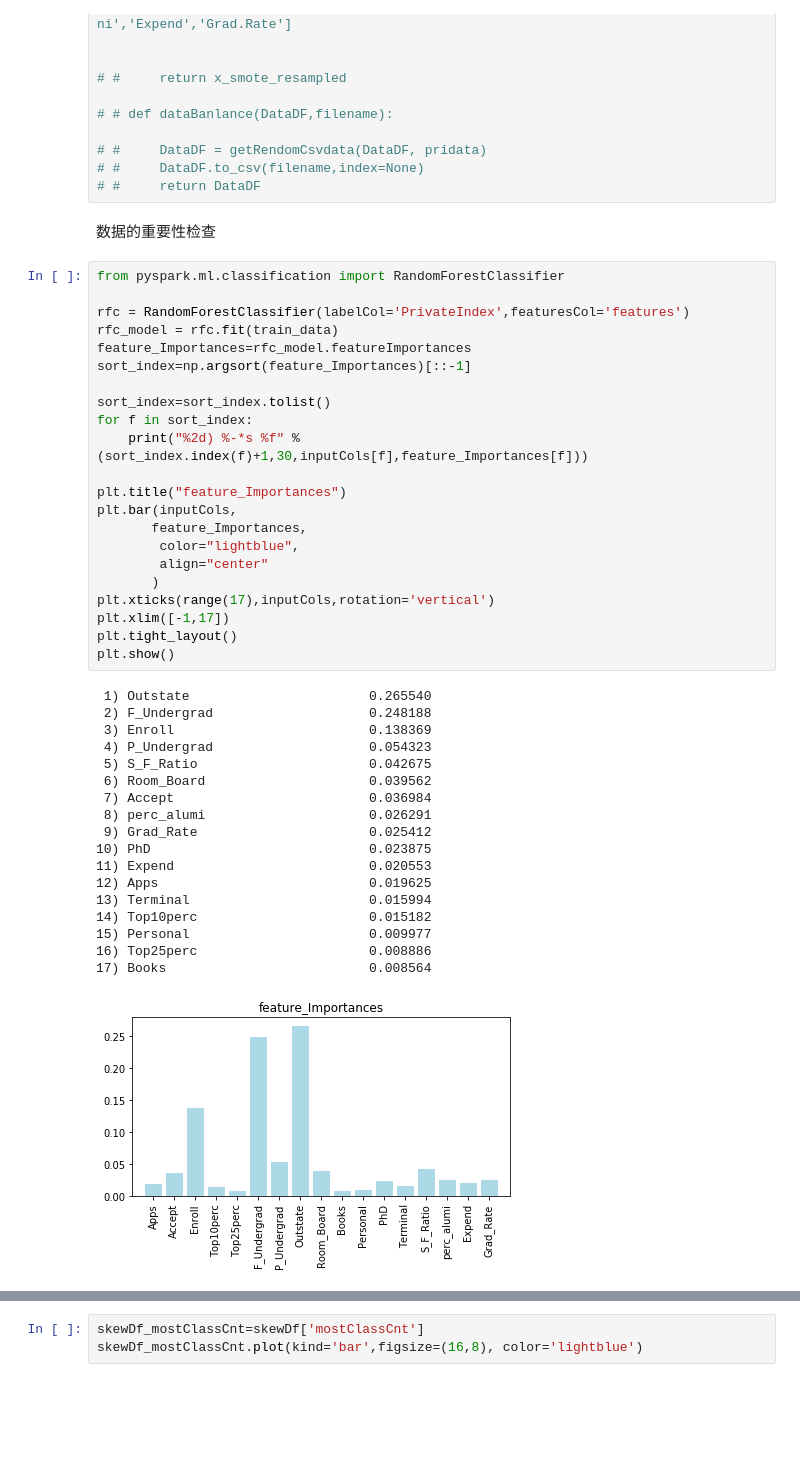
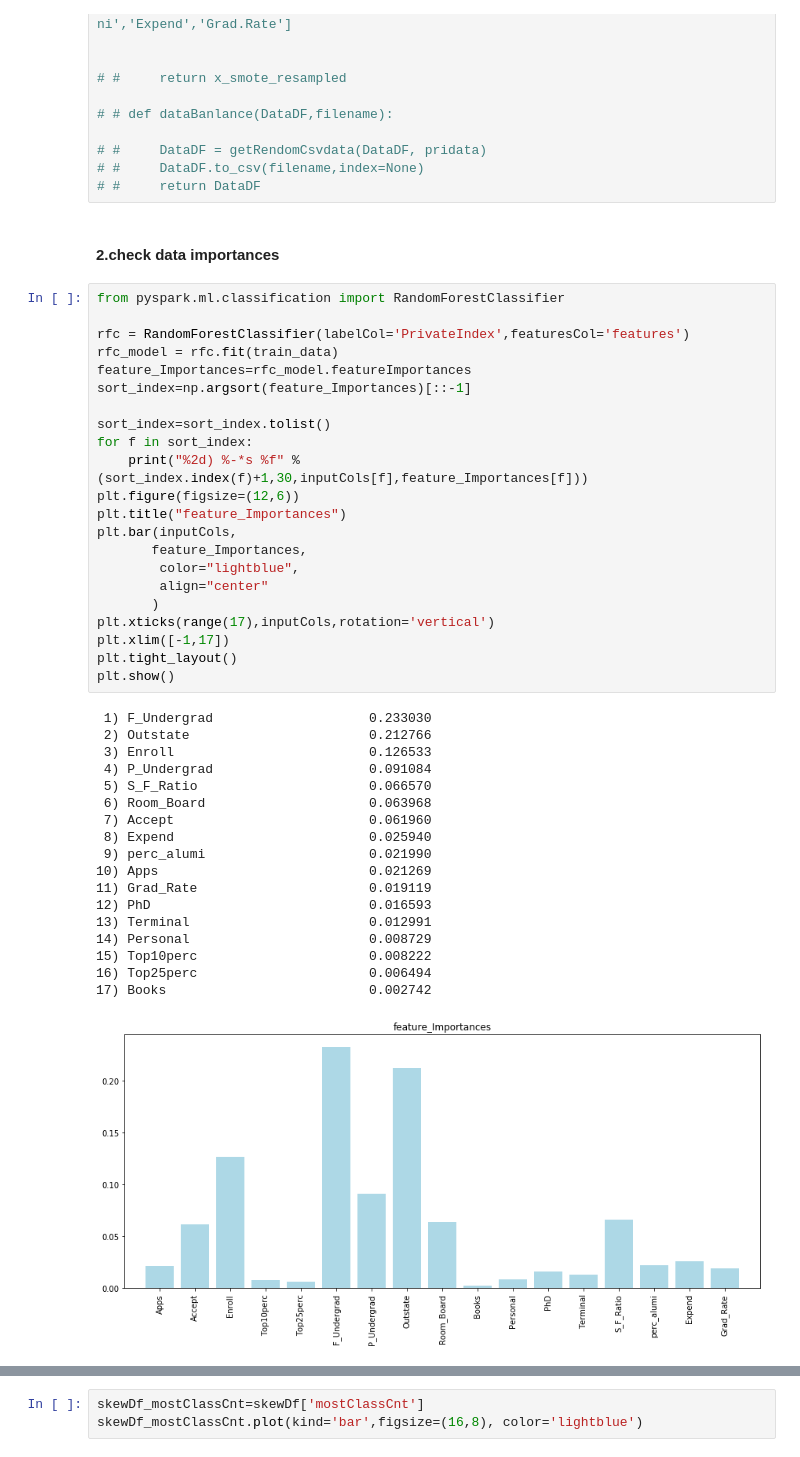
Before and after one commit to cycyjing/BDAS_yang124, a Jupyter notebook: src/Data_Understanding.ipynb, the cells around one changed output, grey strips where cells are left out. Drawn from its saved outputs; the diff is of its cells as text; blank space fills up the shorter version.

Commit message:
finsh data mining and ROC PR curve

```diff
--- a/src/Data_Understanding.ipynb
+++ b/src/Data_Understanding.ipynb
@@ -217,46 +238,46 @@ train_data,test_data = final_data.randomSplit([0.7,0.3])
 # #     DataDF = getRendomCsvdata(DataDF, pridata)
 # #     DataDF.to_csv(filename,index=None)
 # #     return DataDF
-# %% [markdown]
-数据的重要性检查
+# %% [markdown]
+#### 2.check data importances
 # %%
 from pyspark.ml.classification import RandomForestClassifier
 
 rfc = RandomForestClassifier(labelCol='PrivateIndex',featuresCol='features')
 rfc_model = rfc.fit(train_data)
 feature_Importances=rfc_model.featureImportances
 sort_index=np.argsort(feature_Importances)[::-1]
 
 sort_index=sort_index.tolist()
 for f in sort_index:
     print("%2d) %-*s %f" % (sort_index.index(f)+1,30,inputCols[f],feature_Importances[f]))
-
+plt.figure(figsize=(12,6))
 plt.title("feature_Importances")
 plt.bar(inputCols,
        feature_Importances,
         color="lightblue",
         align="center"
        )
 plt.xticks(range(17),inputCols,rotation='vertical')
 plt.xlim([-1,17])
 plt.tight_layout()
 plt.show()
 # %% [output]
- 1) Outstate                       0.265540
- 2) F_Undergrad                    0.248188
- 3) Enroll                         0.138369
- 4) P_Undergrad                    0.054323
- 5) S_F_Ratio                      0.042675
- 6) Room_Board                     0.039562
- 7) Accept                         0.036984
- 8) perc_alumi                     0.026291
- 9) Grad_Rate                      0.025412
-10) PhD                            0.023875
-11) Expend                         0.020553
-12) Apps                           0.019625
-13) Terminal                       0.015994
-14) Top10perc                      0.015182
-15) Personal                       0.009977
-16) Top25perc                      0.008886
-17) Books                          0.008564
+ 1) F_Undergrad                    0.233030
+ 2) Outstate                       0.212766
+ 3) Enroll                         0.126533
+ 4) P_Undergrad                    0.091084
+ 5) S_F_Ratio                      0.066570
+ 6) Room_Board                     0.063968
+ 7) Accept                         0.061960
+ 8) Expend                         0.025940
+ 9) perc_alumi                     0.021990
+10) Apps                           0.021269
+11) Grad_Rate                      0.019119
+12) PhD                            0.016593
+13) Terminal                       0.012991
+14) Personal                       0.008729
+15) Top10perc                      0.008222
+16) Top25perc                      0.006494
+17) Books                          0.002742
-[figure, old version]
+[figure, new version]
```
Also changed, not shown: parts of 30 cells of this notebook, 6 other files.
